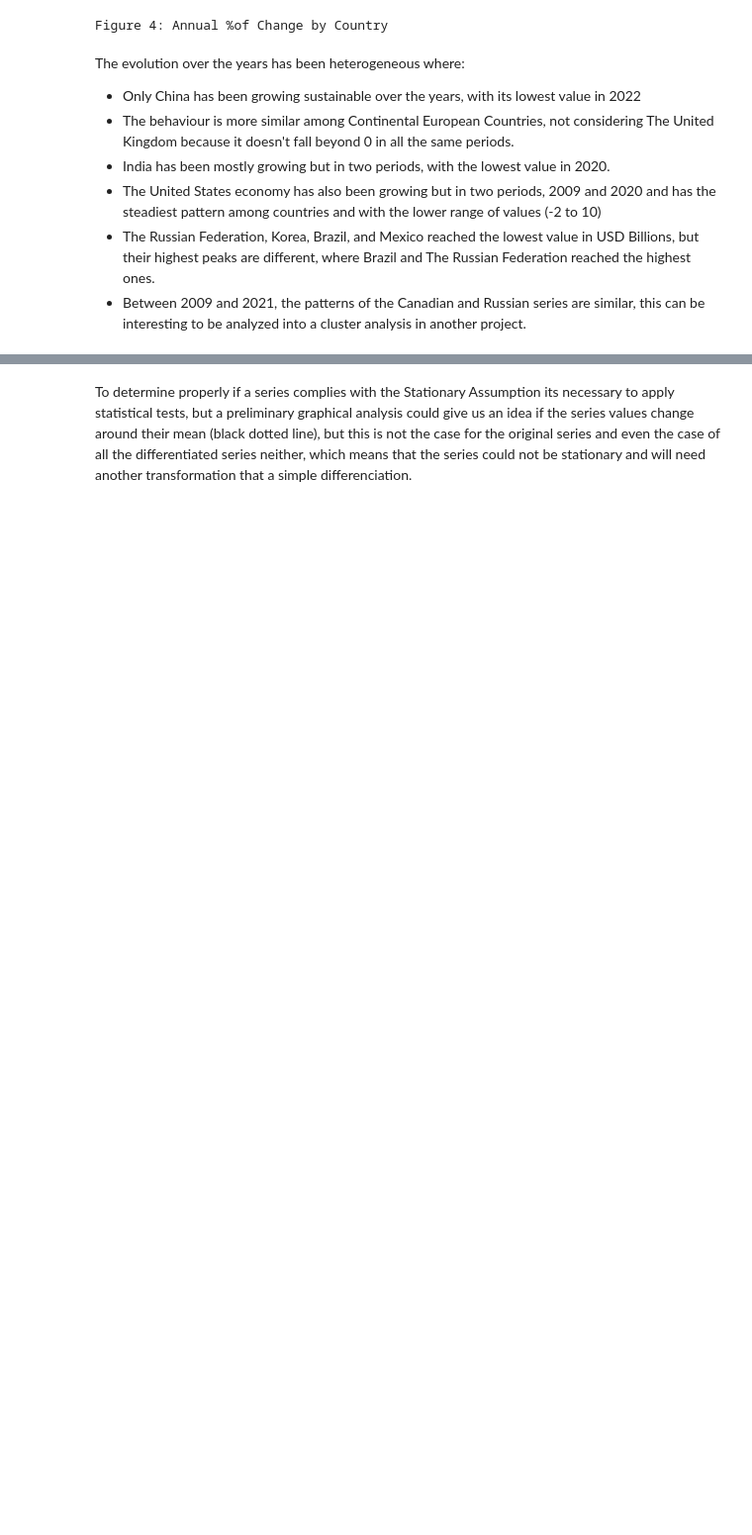
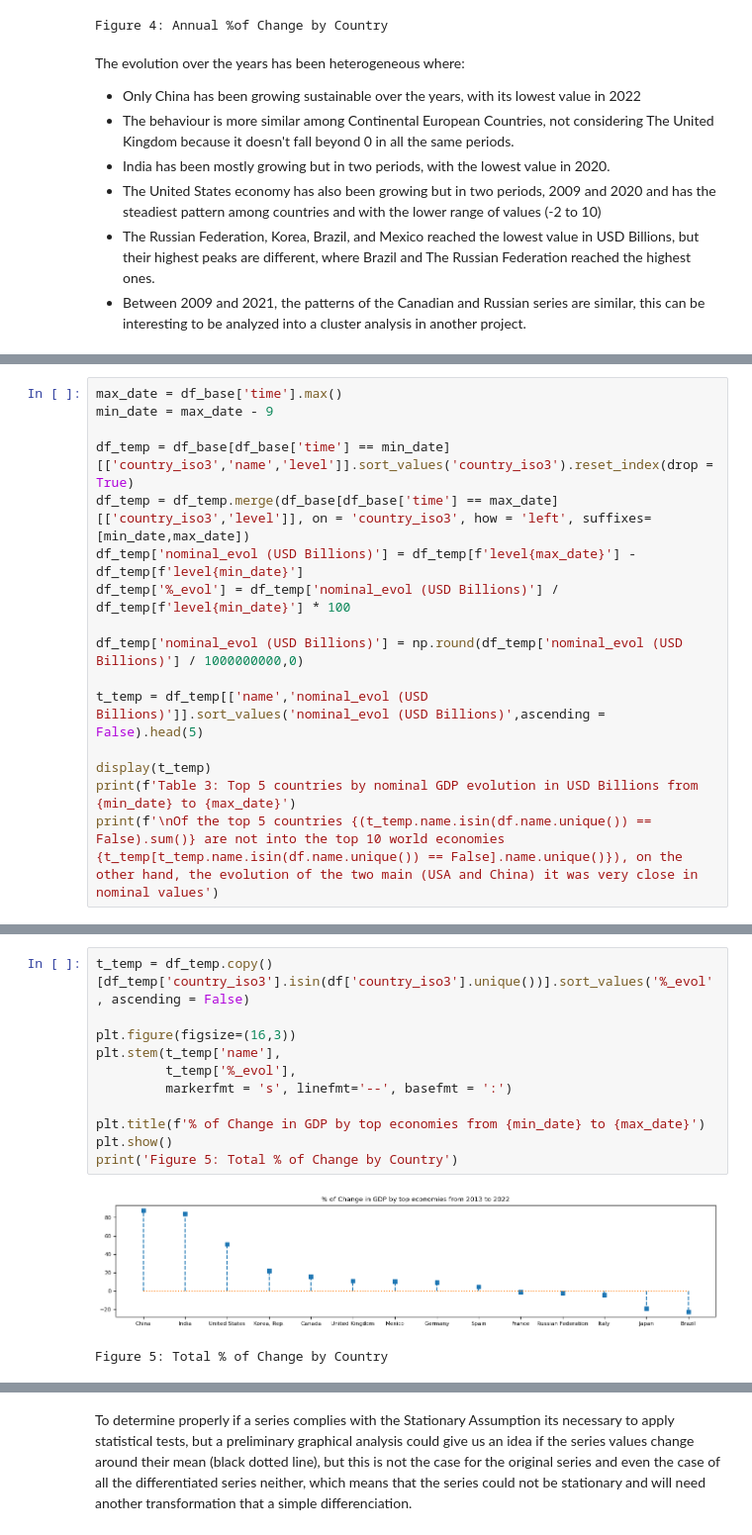
Before and after one commit to zapallo-droid-ca/2023_WDI_ts_GDP_forecasting, a Jupyter notebook: notebooks/eda.ipynb, the cells around one changed output, grey strips where cells are left out. Shown at 99% size. Drawn from its saved outputs; the diff is of its cells as text; blank space fills up the shorter version.

```diff
--- a/notebooks/eda.ipynb
+++ b/notebooks/eda.ipynb
@@ -265,0 +278,16 @@ The evolution over the years has been heterogeneous where:
+# %%
+max_date = df_base['time'].max()
+min_date = max_date - 9
+
+df_temp = df_base[df_base['time'] == min_date][['country_iso3','name','level']].sort_values('country_iso3').reset_index(drop = True)
+df_temp = df_temp.merge(df_base[df_base['time'] == max_date][['country_iso3','level']], on = 'country_iso3', how = 'left', suffixes= [min_date,max_date])
+df_temp['nominal_evol (USD Billions)'] = df_temp[f'level{max_date}'] - df_temp[f'level{min_date}']
+df_temp['%_evol'] = df_temp['nominal_evol (USD Billions)'] / df_temp[f'level{min_date}'] * 100
+
+df_temp['nominal_evol (USD Billions)'] = np.round(df_temp['nominal_evol (USD Billions)'] / 1000000000,0)
+
+t_temp = df_temp[['name','nominal_evol (USD Billions)']].sort_values('nominal_evol (USD Billions)',ascending = False).head(5)
+
+display(t_temp)
+print(f'Table 3: Top 5 countries by nominal GDP evolution in USD Billions from {min_date} to {max_date}')
+print(f'\nOf the top 5 countries {(t_temp.name.isin(df.name.unique()) == False).sum()} are not into the top 10 world economies {t_temp[t_temp.name.isin(df.name.unique()) == False].name.unique()}), on the other hand, the evolution of the two main (USA and China) it was very close in nominal values')
@@ -265,0 +324,14 @@ The evolution over the years has been heterogeneous where:
+# %%
+t_temp = df_temp.copy()[df_temp['country_iso3'].isin(df['country_iso3'].unique())].sort_values('%_evol', ascending = False)
+
+plt.figure(figsize=(16,3))
+plt.stem(t_temp['name'],
+         t_temp['%_evol'],
+         markerfmt = 's', linefmt='--', basefmt = ':')
+
+plt.title(f'% of Change in GDP by top economies from {min_date} to {max_date}')
+plt.show()
+print('Figure 5: Total % of Change by Country')
+# %% [output]
+[figure, added]
+Figure 5: Total % of Change by Country
```
Also changed, not shown: parts of 21 cells of this notebook, 2 other files.
